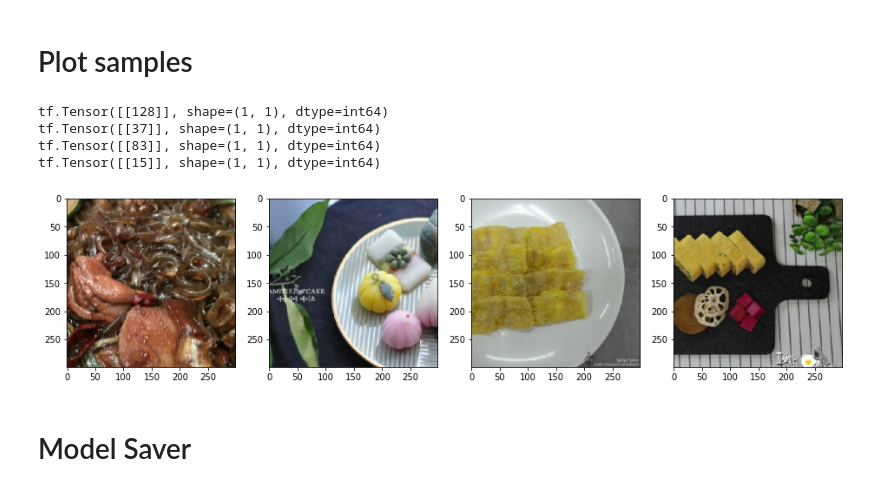
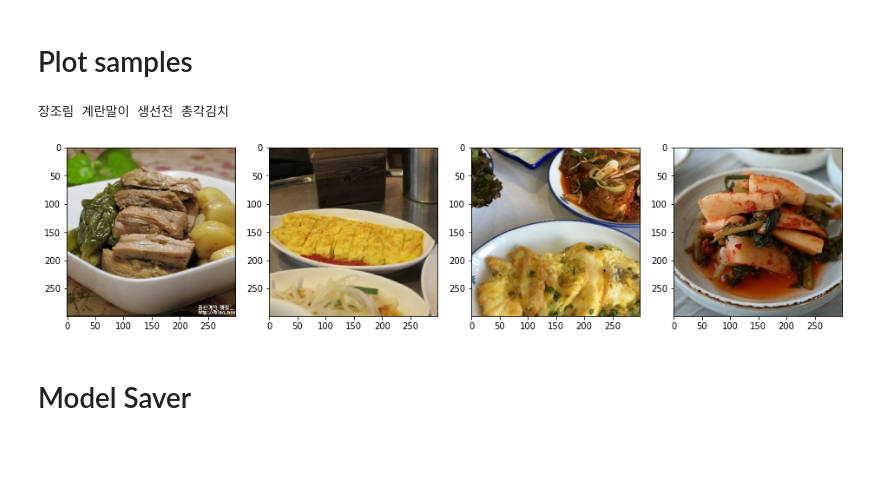
Before and after one commit to kimhwijin/KFood_Models, a Jupyter notebook: korean_food_train.ipynb, the cells around one changed output. Cells and saved outputs as stored; diff of their text form; code cells hidden in the pictures; blank space fills up the shorter version.

```diff
--- a/korean_food_train.ipynb
+++ b/korean_food_train.ipynb
@@ -60,17 +60,14 @@ train_paths, valid_paths = train_test_split(train_paths_full, test_size=0.2)
 # %%
 train_set = kfood_dataset.make_kfood_dataset(train_paths, n_parse_threads=tf.data.AUTOTUNE, batch_size=BATCH_SIZE, shuffle_buffer_size=len(paths[30000:]) // BATCH_SIZE, randomize=RANDOMIZE)
 valid_set = kfood_dataset.make_kfood_dataset(valid_paths, n_parse_threads=tf.data.AUTOTUNE, batch_size=BATCH_SIZE, shuffle_buffer_size=10000 // BATCH_SIZE, randomize=RANDOMIZE)
-test_set = kfood_dataset.make_kfood_dataset(test_paths, n_parse_threads=tf.data.AUTOTUNE, batch_size=1, randomize=False)
+test_set = kfood_dataset.make_kfood_dataset(test_paths, n_parse_threads=tf.data.AUTOTUNE, batch_size=4, randomize=False)
 # %% [markdown]
 # Plot samples
 # %%
-kfood_dataset.plot_dataset_image_4(train_set)
+kfood_dataset.plot_dataset_image_4(test_set)
 # %% [output]
-tf.Tensor([[128]], shape=(1, 1), dtype=int64)
-tf.Tensor([[37]], shape=(1, 1), dtype=int64)
-tf.Tensor([[83]], shape=(1, 1), dtype=int64)
-tf.Tensor([[15]], shape=(1, 1), dtype=int64)
+장조림 계란말이 생선전 총각김치
-[figure, old version]
+[figure, new version]
 # %% [markdown]
 # Model Saver
 # %%
```
Also changed, not shown: parts of 12 cells of this notebook.
